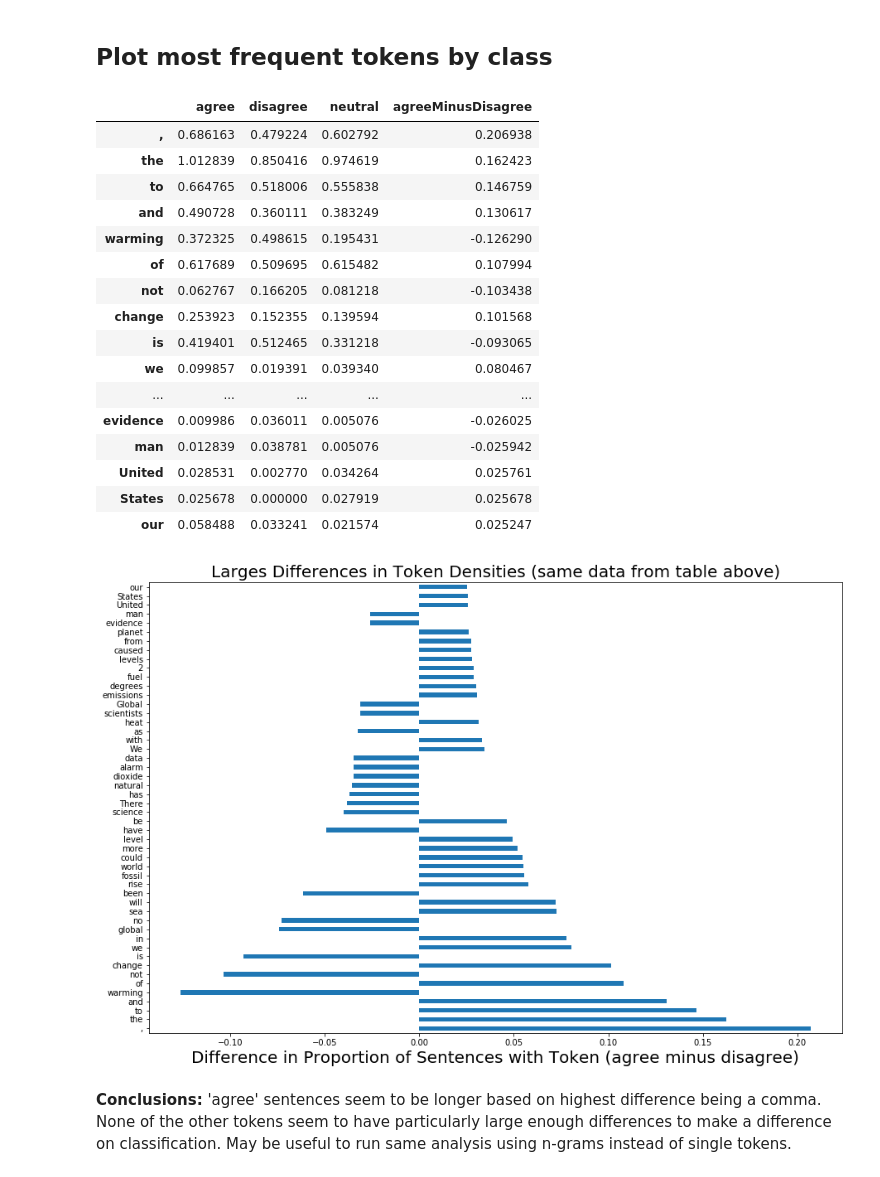
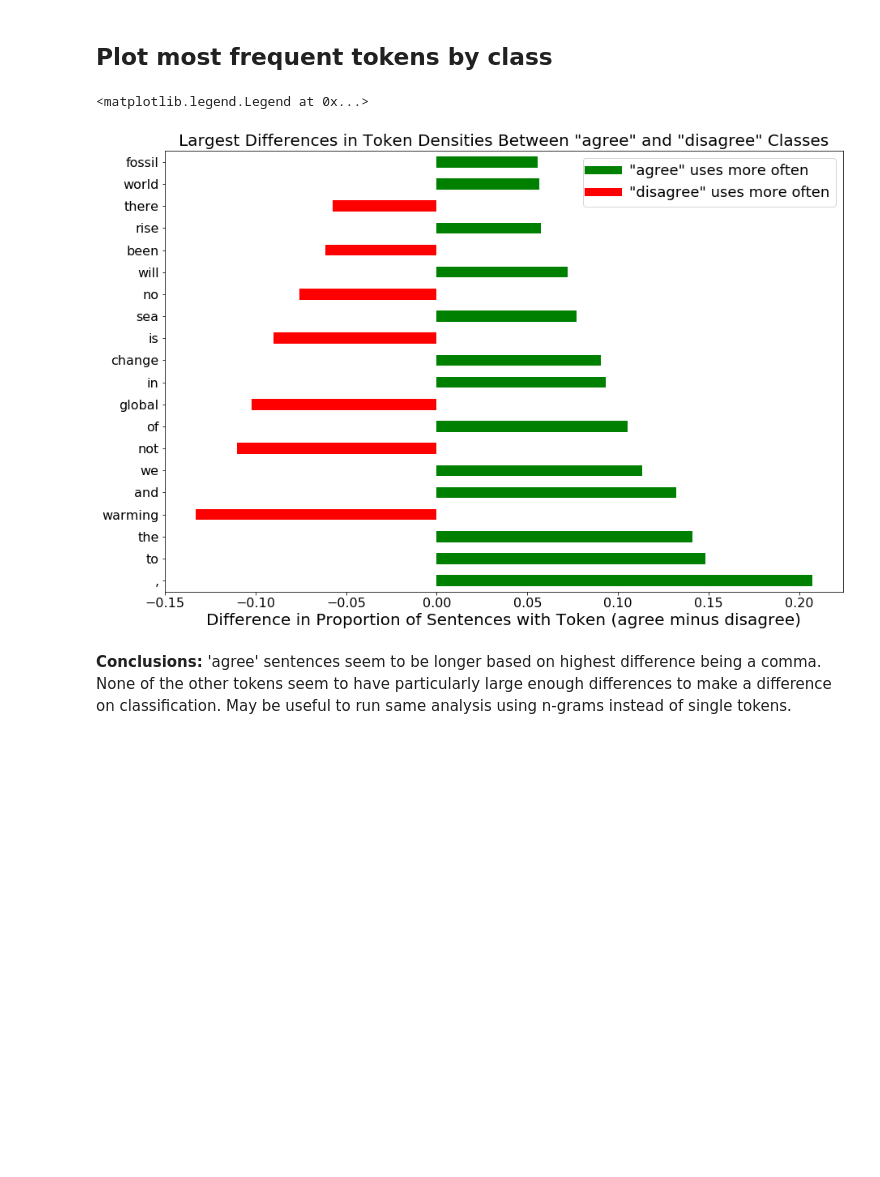
Before and after one commit to zhum01/Climate-Change-Text-NLP, a Jupyter notebook: W266_finalProject_EDA_climatChangeText.ipynb, the cells around one changed output. Drawn from its saved outputs; the diff is of its cells as text; code cells hidden in the pictures; blank space fills up the shorter version.

```diff
--- a/W266_finalProject_EDA_climatChangeText.ipynb
+++ b/W266_finalProject_EDA_climatChangeText.ipynb
@@ -81,7 +85,14 @@ for classStr in allClassStrs:
     axesH[listInd].set_title(classStr
                              + ' ($\mu=$' + str(np.round(np.mean(numTokens), 1))
                              + ', sd = ' + str(np.round(np.std(numTokens), 1)) + ')'
+                            , fontsize=12
                             )
     axesH[listInd].set_ylim([0,0.042])
     axesH[listInd].grid(True)
+    axesH[listInd].set_xticklabels([None, 0, 20, 40, 60, 80], fontsize=12)
+    axesH[listInd].set_yticklabels([0, 0.01, 0.02, 0.03, 0.04], fontsize=12)
+
+    if classStr == 'all training':
+        axesH[listInd].set_xlabel('Number of Tokens', fontsize=14)
+        axesH[listInd].set_ylabel('Density', fontsize=14)
 # %% [output]
@@ -107,6 +118,8 @@ for classStr in allClassStrs:
 # %% [markdown]
 ## Plot most frequent tokens by class
 # %%
+from collections import Counter
+
 allClassStrs = ['agree', 'disagree', 'neutral']
 
 # initiate dictionary with all tokens across all training examples
@@ -121,7 +134,7 @@ for classStr in allClassStrs:
 
     classListInd = allClassStrs.index(classStr)
     numSents = len(classInds)
-    for token in list(numTokensDict.keys()):
+    for token in list(tokenDensitiesDict.keys()):
         if token in classTokenCounts.keys():
             tokenDensitiesDict[token][classListInd] = classTokenCounts[token]/numSents
 # %%
@@ -132,33 +146,25 @@ tokenDensitiesDf = pd.DataFrame.from_dict(tokenDensitiesDict, orient='index'
 tokenDensitiesDf['agreeMinusDisagree'] =  tokenDensitiesDf['agree'] - tokenDensitiesDf['disagree']
 tokenDensitiesDf = tokenDensitiesDf.reindex(tokenDensitiesDf.agreeMinusDisagree.abs().sort_values(ascending=False).index)
 # %%
-topNTokens = 50
+from matplotlib.lines import Line2D
+
+topNTokens = 20
 
 figH = plt.figure(figsize=(15,10))
 
-tokenDensitiesDf.iloc[0:topNTokens]['agreeMinusDisagree'].plot.barh()
+tokenDensitiesDf['positive'] = tokenDensitiesDf['agreeMinusDisagree'] > 0
+tokenDensitiesDf.iloc[0:topNTokens]['agreeMinusDisagree'].plot.barh(color=tokenDensitiesDf.iloc[0:topNTokens].positive.map({True: 'g', False: 'r'}))
 plt.xlabel('Difference in Proportion of Sentences with Token (agree minus disagree)', fontsize=20)
-plt.title('Larges Differences in Token Densities (same data from table above)', fontsize=20)
-tokenDensitiesDf.head(topNTokens)
+plt.title('Largest Differences in Token Densities Between "agree" and "disagree" Classes', fontsize=20)
+plt.xticks(fontsize=16)
+plt.yticks(fontsize=16)
+legsH = [Line2D([0], [0], color='g', lw=10, label='"agree" uses more often')
+         , Line2D([0], [0], color='r', lw=10, label='"disagree" uses more often')
+        ]
+plt.legend(handles=legsH, fontsize=18, loc='upper right')
 # %% [output]
-|  | agree | disagree | neutral | agreeMinusDisagree |
-| , | 0.686163 | 0.479224 | 0.602792 | 0.206938 |
-| the | 1.012839 | 0.850416 | 0.974619 | 0.162423 |
-| to | 0.664765 | 0.518006 | 0.555838 | 0.146759 |
-| and | 0.490728 | 0.360111 | 0.383249 | 0.130617 |
-| warming | 0.372325 | 0.498615 | 0.195431 | -0.126290 |
-| of | 0.617689 | 0.509695 | 0.615482 | 0.107994 |
-| not | 0.062767 | 0.166205 | 0.081218 | -0.103438 |
-| change | 0.253923 | 0.152355 | 0.139594 | 0.101568 |
-| is | 0.419401 | 0.512465 | 0.331218 | -0.093065 |
-| we | 0.099857 | 0.019391 | 0.039340 | 0.080467 |
-| ... | ... | ... | ... | ... |
-| evidence | 0.009986 | 0.036011 | 0.005076 | -0.026025 |
-| man | 0.012839 | 0.038781 | 0.005076 | -0.025942 |
-| United | 0.028531 | 0.002770 | 0.034264 | 0.025761 |
-| States | 0.025678 | 0.000000 | 0.027919 | 0.025678 |
-| our | 0.058488 | 0.033241 | 0.021574 | 0.025247 |
+<matplotlib.legend.Legend at 0x...>
-[figure, old version]
+[figure, new version]
 # %% [markdown]
 **Conclusions:** 'agree' sentences seem to be longer based on highest difference being a comma. None of the other tokens seem to have particularly large enough differences to make a difference on classification. May be useful to run same analysis using n-grams instead of single tokens.
 # %% [markdown]
```
Also changed, not shown: parts of 9 cells of this notebook, 2 other files.
